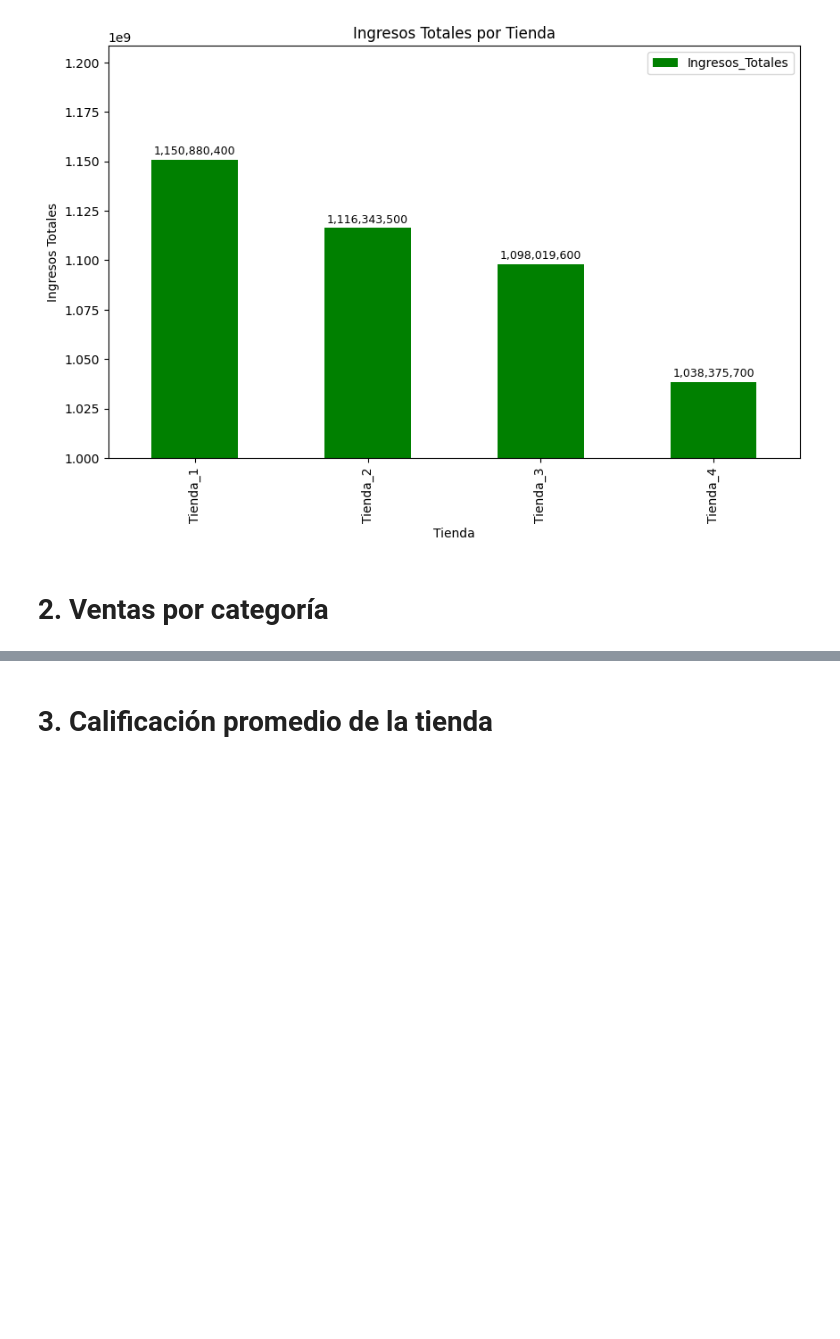
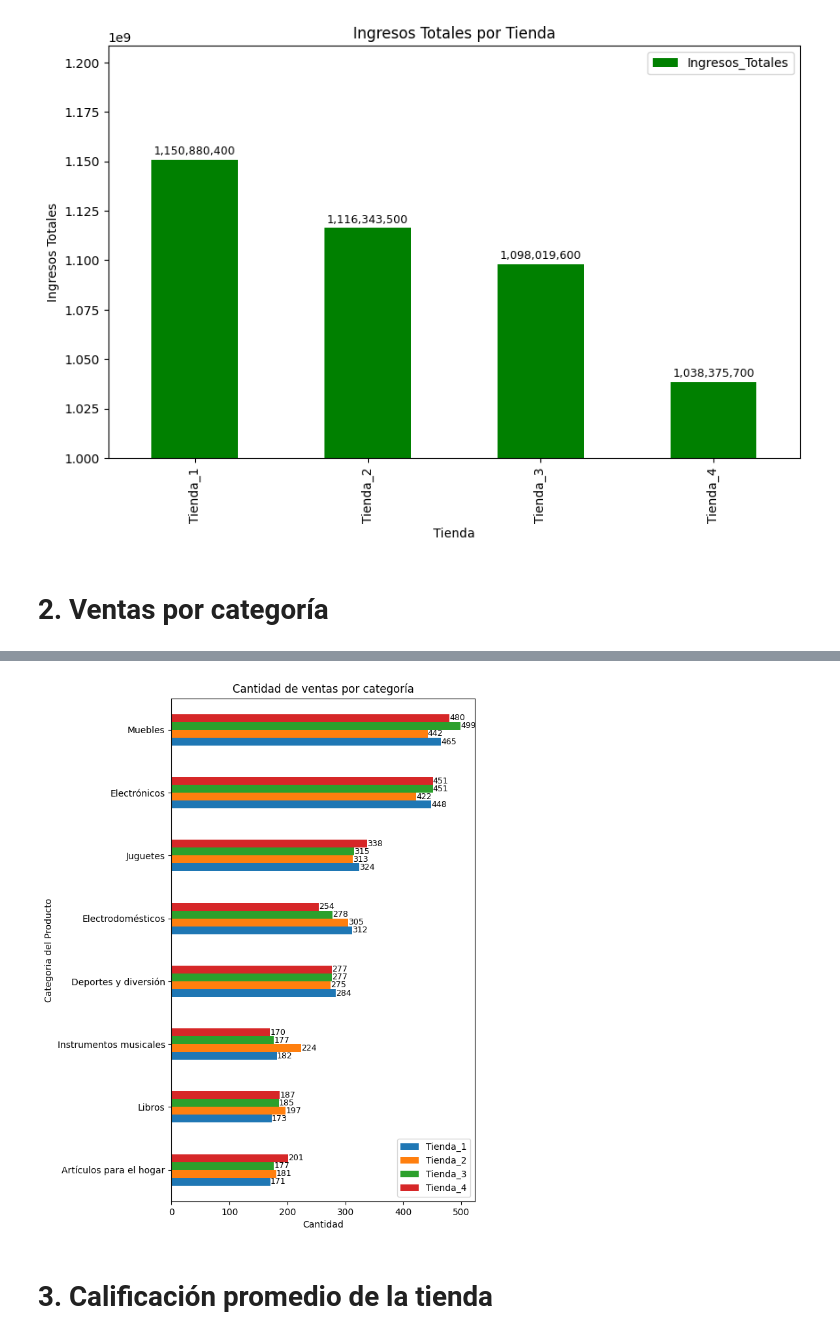
Before and after one commit to dvalderaa/Alura-Store_Latam, a Jupyter notebook: AluraStoreLatam.ipynb, the cells around one changed output, grey strips where cells are left out. Cells and saved outputs as stored; diff of their text form; code cells hidden in the pictures; blank space fills up the shorter version.

Commit message:
Se calcula las ventas por cada categoria de productos

```diff
--- a/AluraStoreLatam.ipynb
+++ b/AluraStoreLatam.ipynb
@@ -116,3 +116,20 @@ gr_ingresos_t.figure.show()
 [figure]
 # %% [markdown]
 # 2. Ventas por categoría
+# %%
+# Nos están pidiendo calcular la cantidad de productos vendidos por categoría en cada tienda, agrupando los datos por
+# categoría y contando el número de ventas de cada tipo, mostrando las categorías más populares de cada tienda.
+
+tienda.head()
+
+q_prodxcat1 = tienda['Categoría del Producto'].value_counts(ascending = False)
+q_prodxcat2 = tienda2['Categoría del Producto'].value_counts(ascending = False)
+q_prodxcat3 = tienda3['Categoría del Producto'].value_counts(ascending = False)
+q_prodxcat4 = tienda4['Categoría del Producto'].value_counts(ascending = False)
+
+print(q_prodxcat1)
+print(q_prodxcat2)
+print(q_prodxcat3)
+print(q_prodxcat4)
+
+#Podemos observar que en las 4 tiendas, las 3 categorias mas vendidas son Muebles, Electrónicos y Juguetes.
@@ -119,3 +154,30 @@ gr_ingresos_t.figure.show()
+# %%
+# SI queremos mostrar el resultado en un gráfico combinado, podemos hacer lo siguiente:
+
+q_prodxcat_t = pd.DataFrame({
+    'Tienda_1': q_prodxcat1,
+    'Tienda_2': q_prodxcat2,
+    'Tienda_3': q_prodxcat3,
+    'Tienda_4': q_prodxcat4,
+})
+
+#ordenamos para que se muestre de forma descendente de acuerdo a la cantidad de ventas por categoria
+q_prodxcat_t = q_prodxcat_t.loc[q_prodxcat_t.sum(axis=1).sort_values(ascending=True).index]
+
+#se crea el gráfico
+gr_prodxcat_t = q_prodxcat_t.plot(kind='barh', figsize=(6,10))
+
+#agregamos etiquetas a través de un for
+for container in gr_prodxcat_t.containers:
+    gr_prodxcat_t.bar_label(container, fmt='%.0f', label_type='edge', fontsize=9)
+
+gr_prodxcat_t.set_title('Cantidad de ventas por categoría')
+gr_prodxcat_t.set_xlabel('Cantidad')
+gr_prodxcat_t.set_ylabel('Categoria del Producto')
+
+gr_prodxcat_t.figure.show()
+# %% [output]
+[figure, added]
 # %% [markdown]
 # 3. Calificación promedio de la tienda
 # %% [markdown]
```
Also changed, not shown: parts of 2 cells of this notebook.
